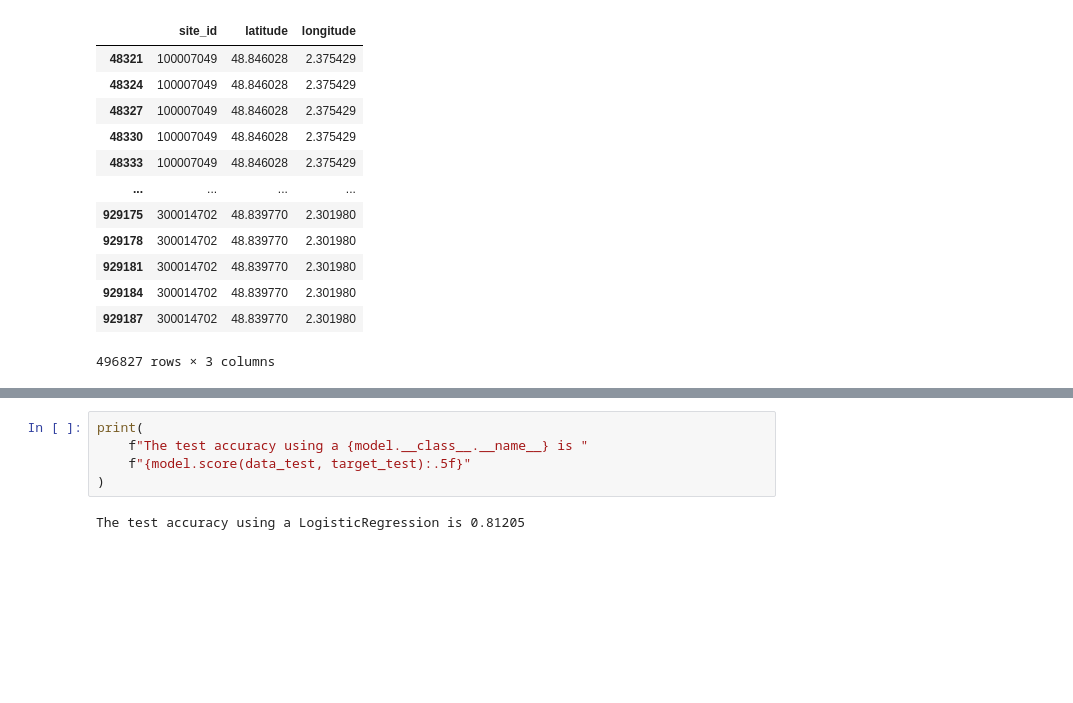
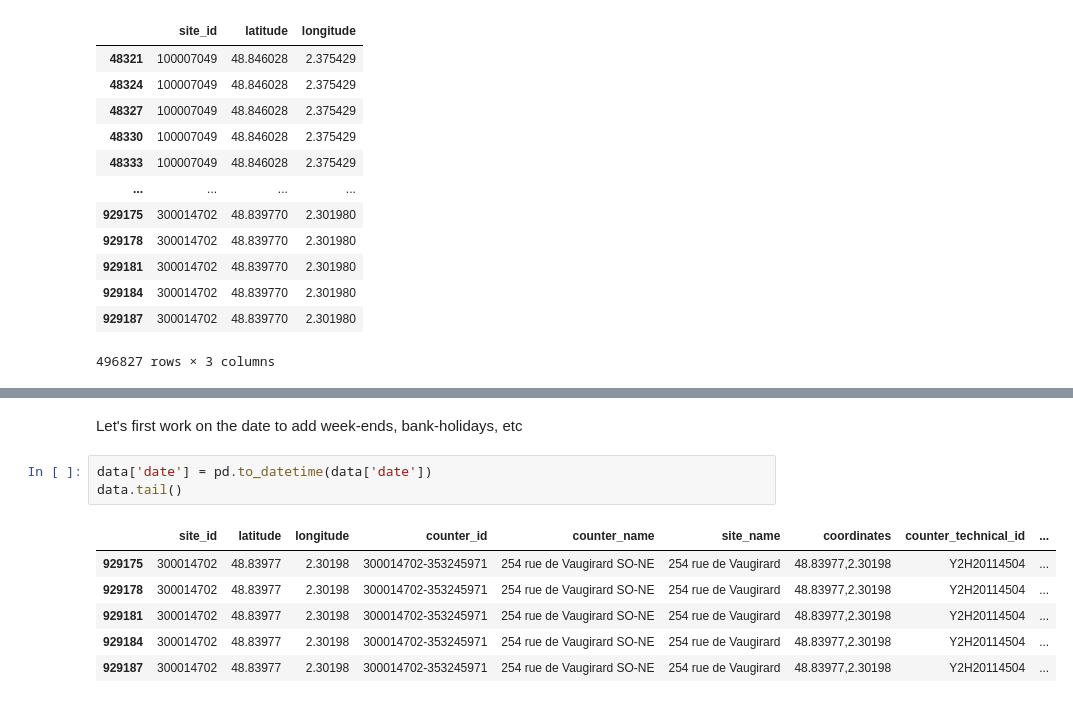
Before and after one commit to thom1100/bike_counters_, a Jupyter notebook: Data_optimization.ipynb, the cells around one changed output, grey strips where cells are left out. Cells and saved outputs as stored; diff of their text form; blank space fills up the shorter version.

Commit message:
Work on dates + adding arrondissement

```diff
--- a/Data_optimization.ipynb
+++ b/Data_optimization.ipynb
@@ -270,7 +174,12 @@ predictions.head(n=10)
-# %%
-print(
-    f"The test accuracy using a {model.__class__.__name__} is "
-    f"{model.score(data_test, target_test):.5f}"
-)
-# %% [output]
-The test accuracy using a LogisticRegression is 0.81205
+# %% [markdown]
+Let's first work on the date to add week-ends, bank-holidays, etc
+# %%
+data['date'] = pd.to_datetime(data['date'])
+data.tail()
+# %% [output]
+|  | site_id | latitude | longitude | counter_id | counter_name | site_name | coordinates | counter_technical_id | ... |
+| 929175 | 300014702 | 48.83977 | 2.30198 | 300014702-353245971 | 254 rue de Vaugirard SO-NE | 254 rue de Vaugirard | 48.83977,2.30198 | Y2H20114504 | ... |
+| 929178 | 300014702 | 48.83977 | 2.30198 | 300014702-353245971 | 254 rue de Vaugirard SO-NE | 254 rue de Vaugirard | 48.83977,2.30198 | Y2H20114504 | ... |
+| 929181 | 300014702 | 48.83977 | 2.30198 | 300014702-353245971 | 254 rue de Vaugirard SO-NE | 254 rue de Vaugirard | 48.83977,2.30198 | Y2H20114504 | ... |
+| 929184 | 300014702 | 48.83977 | 2.30198 | 300014702-353245971 | 254 rue de Vaugirard SO-NE | 254 rue de Vaugirard | 48.83977,2.30198 | Y2H20114504 | ... |
+| 929187 | 300014702 | 48.83977 | 2.30198 | 300014702-353245971 | 254 rue de Vaugirard SO-NE | 254 rue de Vaugirard | 48.83977,2.30198 | Y2H20114504 | ... |
```
Also changed, not shown: parts of 13 cells of this notebook.
